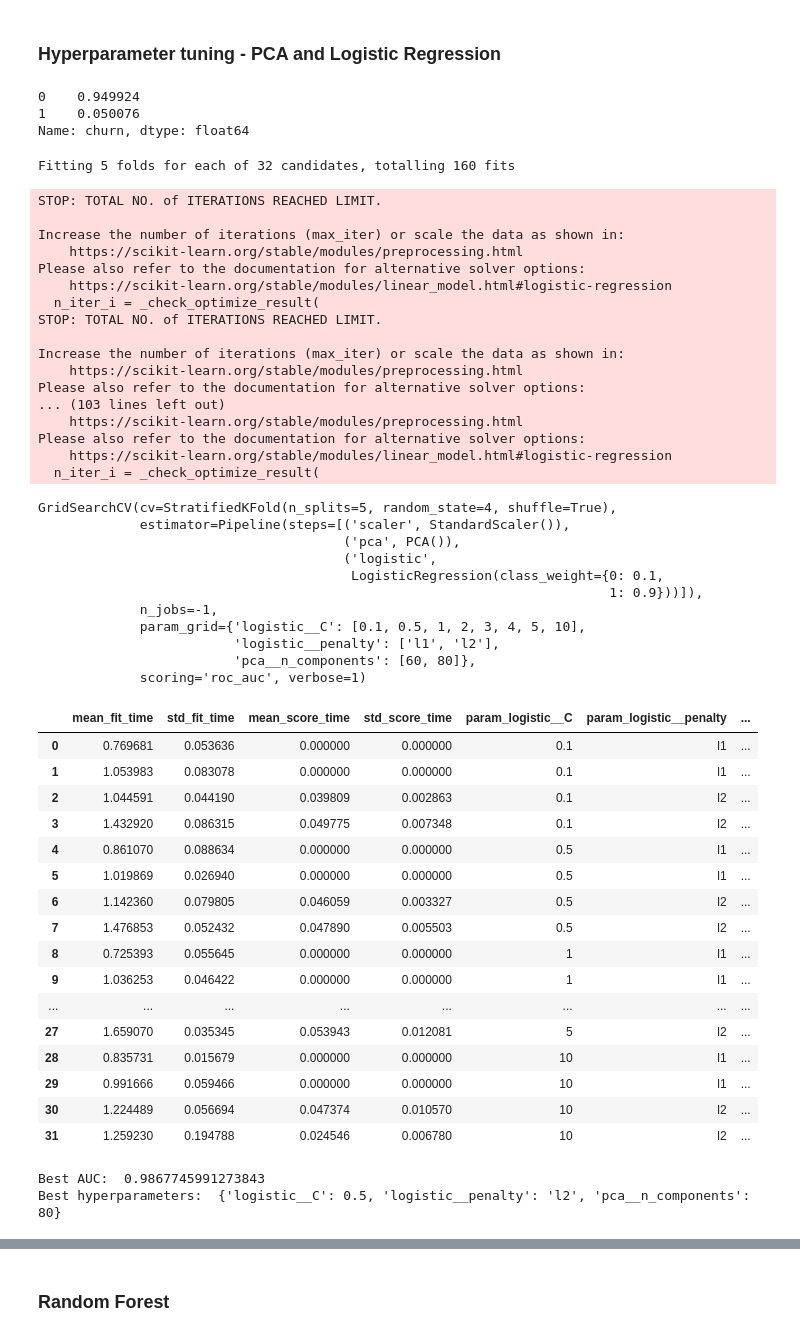
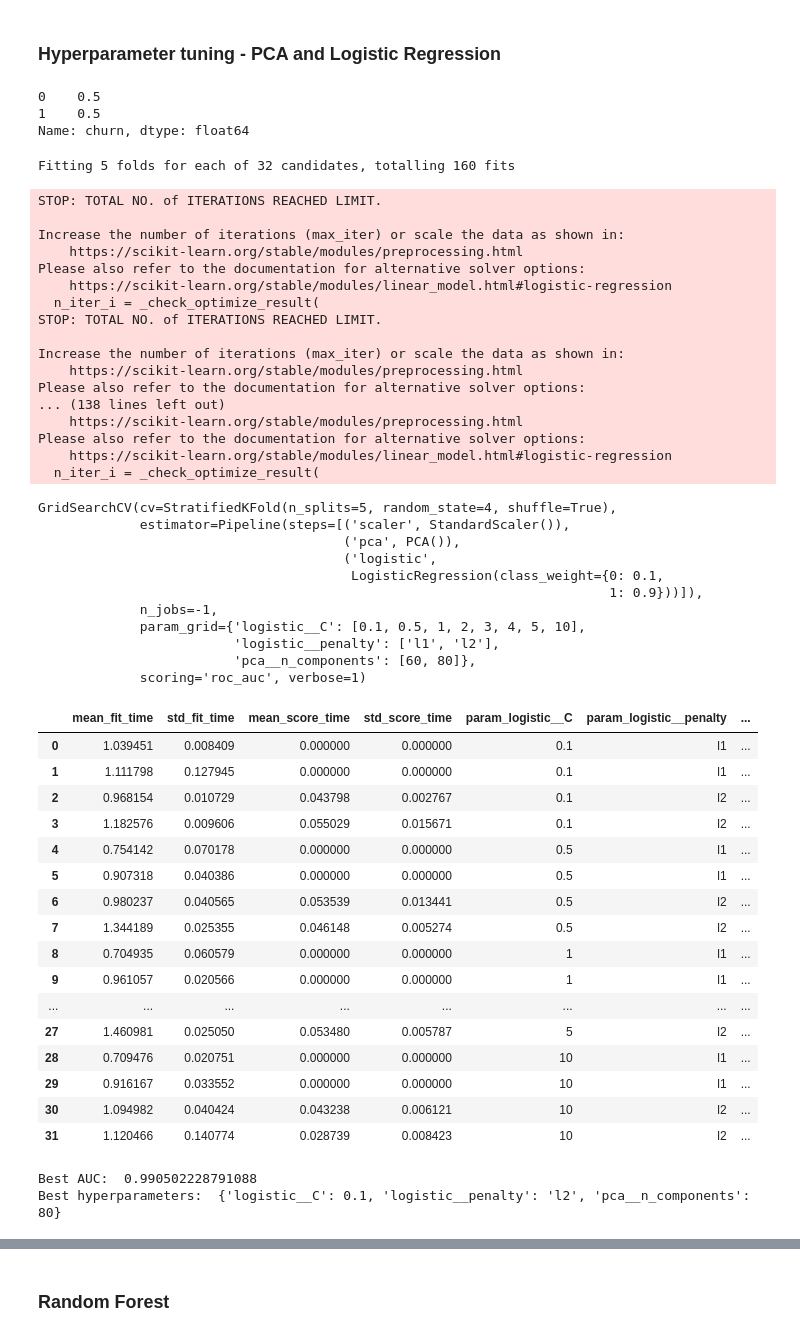
Before and after one commit to abhinavforanalytics/kaggle_tele_churn, a Jupyter notebook: telecom_churn-Kaggle.ipynb, the cells around one changed output, grey strips where cells are left out. Drawn from its saved outputs; the diff is of its cells as text; code cells hidden in the pictures.

```diff
--- a/telecom_churn-Kaggle.ipynb
+++ b/telecom_churn-Kaggle.ipynb
@@ -1244,7 +979,7 @@ plt.plot(cumulative_variance)
 ## PCA and Logistic Regression
 # %%
 # create pipeline
-PCA_VARS = 60
+PCA_VARS = 62
 steps = [('scaler', StandardScaler()),
          ("pca", PCA(n_components=PCA_VARS)),
          ("logistic", LogisticRegression(class_weight='balanced'))
@@ -1252,8 +987,8 @@ steps = [('scaler', StandardScaler()),
 pipeline = Pipeline(steps)
 # %%
 # fit model
-pipeline.fit(X_train, y_train)
+pipeline.fit(X_train_smo, y_train_smo)
 
 # check score on train data
-pipeline.score(X_train, y_train)
+pipeline.score(X_train_smo, y_train_smo)
 # %% [output]
@@ -1287,10 +1045,10 @@ AUC:             0.99
 ### Hyperparameter tuning - PCA and Logistic Regression
 # %%
 # class imbalance
-y_train.value_counts()/y_train.shape
+y_train_smo.value_counts()/y_train_smo.shape
 # %% [output]
-0    0.949924
-1    0.050076
+0    0.5
+1    0.5
 Name: churn, dtype: float64
 # %%
 # PCA
@@ -1315,10 +1073,10 @@ params = {'pca__n_components': [60, 80], 'logistic__C': [0.1, 0.5, 1, 2, 3, 4, 5
 folds = StratifiedKFold(n_splits = 5, shuffle = True, random_state = 4)
 
 # create gridsearch object
-model = GridSearchCV(estimator=pca_logistic, cv=folds, param_grid=params, scoring='roc_auc', n_jobs=-1, verbose=1)
+model_log = GridSearchCV(estimator=pca_logistic, cv=folds, param_grid=params, scoring='roc_auc', n_jobs=-1, verbose=1)
 # %%
 # fit model
-model.fit(X_train, y_train)
+model_log.fit(X_train_smo, y_train_smo)
 # %% [output]
 Fitting 5 folds for each of 32 candidates, totalling 160 fits
 STOP: TOTAL NO. of ITERATIONS REACHED LIMIT.
@@ -1333,7 +1091,7 @@ STOP: TOTAL NO. of ITERATIONS REACHED LIMIT.
 Increase the number of iterations (max_iter) or scale the data as shown in:
     https://scikit-learn.org/stable/modules/preprocessing.html
 Please also refer to the documentation for alternative solver options:
-... (103 lines left out)
+... (138 lines left out)
     https://scikit-learn.org/stable/modules/preprocessing.html
 Please also refer to the documentation for alternative solver options:
     https://scikit-learn.org/stable/modules/linear_model.html#logistic-regression
@@ -1351,31 +1109,31 @@ GridSearchCV(cv=StratifiedKFold(n_splits=5, random_state=4, shuffle=True),
              scoring='roc_auc', verbose=1)
 # %%
 # cross validation results
-pd.DataFrame(model.cv_results_)
+pd.DataFrame(model_log.cv_results_)
 # %% [output]
 |  | mean_fit_time | std_fit_time | mean_score_time | std_score_time | param_logistic__C | param_logistic__penalty | ... |
-| 0 | 0.769681 | 0.053636 | 0.000000 | 0.000000 | 0.1 | l1 | ... |
-| 1 | 1.053983 | 0.083078 | 0.000000 | 0.000000 | 0.1 | l1 | ... |
-| 2 | 1.044591 | 0.044190 | 0.039809 | 0.002863 | 0.1 | l2 | ... |
-| 3 | 1.432920 | 0.086315 | 0.049775 | 0.007348 | 0.1 | l2 | ... |
-| 4 | 0.861070 | 0.088634 | 0.000000 | 0.000000 | 0.5 | l1 | ... |
-| 5 | 1.019869 | 0.026940 | 0.000000 | 0.000000 | 0.5 | l1 | ... |
-| 6 | 1.142360 | 0.079805 | 0.046059 | 0.003327 | 0.5 | l2 | ... |
-| 7 | 1.476853 | 0.052432 | 0.047890 | 0.005503 | 0.5 | l2 | ... |
-| 8 | 0.725393 | 0.055645 | 0.000000 | 0.000000 | 1 | l1 | ... |
-| 9 | 1.036253 | 0.046422 | 0.000000 | 0.000000 | 1 | l1 | ... |
+| 0 | 1.039451 | 0.008409 | 0.000000 | 0.000000 | 0.1 | l1 | ... |
+| 1 | 1.111798 | 0.127945 | 0.000000 | 0.000000 | 0.1 | l1 | ... |
+| 2 | 0.968154 | 0.010729 | 0.043798 | 0.002767 | 0.1 | l2 | ... |
+| 3 | 1.182576 | 0.009606 | 0.055029 | 0.015671 | 0.1 | l2 | ... |
+| 4 | 0.754142 | 0.070178 | 0.000000 | 0.000000 | 0.5 | l1 | ... |
+| 5 | 0.907318 | 0.040386 | 0.000000 | 0.000000 | 0.5 | l1 | ... |
+| 6 | 0.980237 | 0.040565 | 0.053539 | 0.013441 | 0.5 | l2 | ... |
+| 7 | 1.344189 | 0.025355 | 0.046148 | 0.005274 | 0.5 | l2 | ... |
+| 8 | 0.704935 | 0.060579 | 0.000000 | 0.000000 | 1 | l1 | ... |
+| 9 | 0.961057 | 0.020566 | 0.000000 | 0.000000 | 1 | l1 | ... |
 | ... | ... | ... | ... | ... | ... | ... | ... |
-| 27 | 1.659070 | 0.035345 | 0.053943 | 0.012081 | 5 | l2 | ... |
-| 28 | 0.835731 | 0.015679 | 0.000000 | 0.000000 | 10 | l1 | ... |
-| 29 | 0.991666 | 0.059466 | 0.000000 | 0.000000 | 10 | l1 | ... |
-| 30 | 1.224489 | 0.056694 | 0.047374 | 0.010570 | 10 | l2 | ... |
-| 31 | 1.259230 | 0.194788 | 0.024546 | 0.006780 | 10 | l2 | ... |
+| 27 | 1.460981 | 0.025050 | 0.053480 | 0.005787 | 5 | l2 | ... |
+| 28 | 0.709476 | 0.020751 | 0.000000 | 0.000000 | 10 | l1 | ... |
+| 29 | 0.916167 | 0.033552 | 0.000000 | 0.000000 | 10 | l1 | ... |
+| 30 | 1.094982 | 0.040424 | 0.043238 | 0.006121 | 10 | l2 | ... |
+| 31 | 1.120466 | 0.140774 | 0.028739 | 0.008423 | 10 | l2 | ... |
 # %%
 # print best hyperparameters
-print("Best AUC: ", model.best_score_)
-print("Best hyperparameters: ", model.best_params_)
+print("Best AUC: ", model_log.best_score_)
+print("Best hyperparameters: ", model_log.best_params_)
 # %% [output]
-Best AUC:  0.9867745991273843
-Best hyperparameters:  {'logistic__C': 0.5, 'logistic__penalty': 'l2', 'pca__n_components': 80}
+Best AUC:  0.990502228791088
+Best hyperparameters:  {'logistic__C': 0.1, 'logistic__penalty': 'l2', 'pca__n_components': 80}
 # %%
 # predict churn on test data
```
Also changed, not shown: parts of 86 cells of this notebook.
